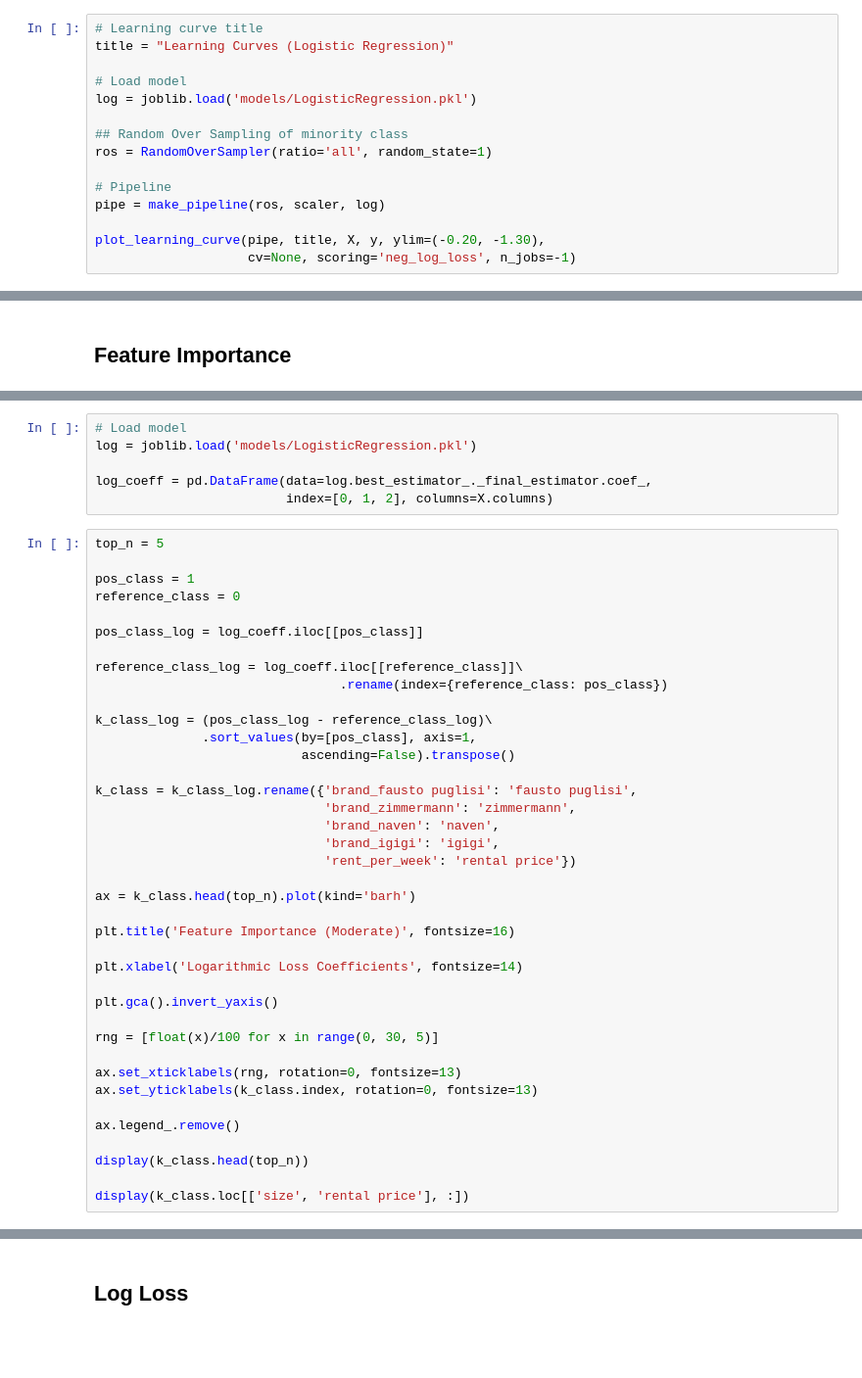
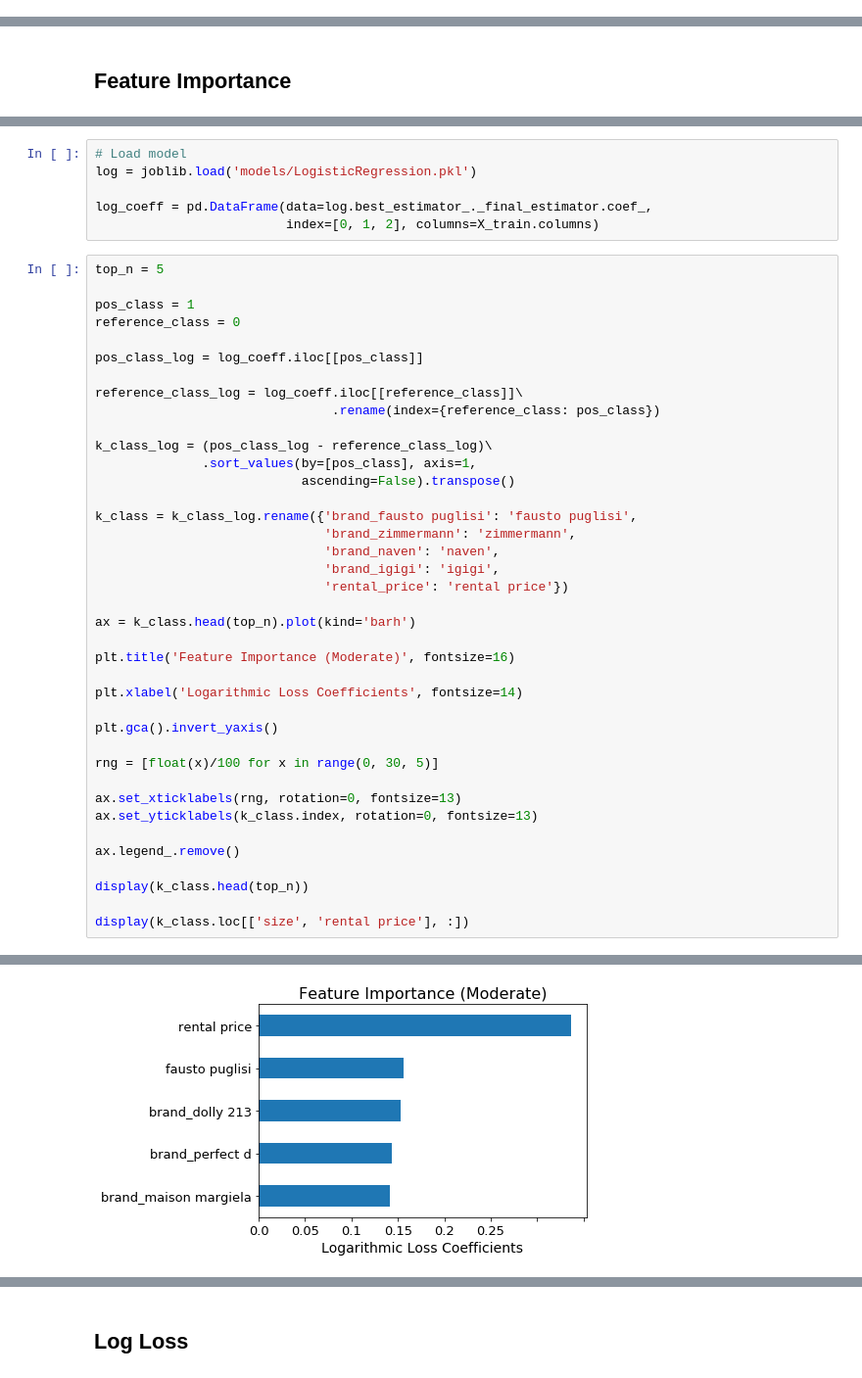
Before and after one commit to ecampana/borrow-my-style, a Jupyter notebook: model-performance.ipynb, the cells around one changed output, grey strips where cells are left out. Shown at 98% size. Cells and saved outputs as stored; diff of their text form; blank space fills up the shorter version.

```diff
--- a/model-performance.ipynb
+++ b/model-performance.ipynb
@@ -617,15 +626,0 @@ plt.legend(['Support Vector Machine',
-# %%
-# Learning curve title
-title = "Learning Curves (Logistic Regression)"
-
-# Load model
-log = joblib.load('models/LogisticRegression.pkl')
-
-## Random Over Sampling of minority class
-ros = RandomOverSampler(ratio='all', random_state=1)
-
-# Pipeline
-pipe = make_pipeline(ros, scaler, log)
-
-plot_learning_curve(pipe, title, X, y, ylim=(-0.20, -1.30),
-                    cv=None, scoring='neg_log_loss', n_jobs=-1)
@@ -636,7 +637,7 @@ plot_learning_curve(pipe, title, X, y, ylim=(-0.20, -1.30),
 log = joblib.load('models/LogisticRegression.pkl')
 
 log_coeff = pd.DataFrame(data=log.best_estimator_._final_estimator.coef_,
-                         index=[0, 1, 2], columns=X.columns)
+                         index=[0, 1, 2], columns=X_train.columns)
 # %%
 top_n = 5
 
@@ -646,7 +647,7 @@ reference_class = 0
 pos_class_log = log_coeff.iloc[[pos_class]]
 
 reference_class_log = log_coeff.iloc[[reference_class]]\
-                                .rename(index={reference_class: pos_class})
+                               .rename(index={reference_class: pos_class})
 
 k_class_log = (pos_class_log - reference_class_log)\
               .sort_values(by=[pos_class], axis=1,
@@ -656,7 +657,7 @@ k_class = k_class_log.rename({'brand_fausto puglisi': 'fausto puglisi',
                               'brand_zimmermann': 'zimmermann',
                               'brand_naven': 'naven',
                               'brand_igigi': 'igigi',
-                              'rent_per_week': 'rental price'})
+                              'rental_price': 'rental price'})
 
 ax = k_class.head(top_n).plot(kind='barh')
 
@@ -676,3 +677,4 @@ ax.legend_.remove()
 display(k_class.head(top_n))
 
 display(k_class.loc[['size', 'rental price'], :])
+# %% [output]
@@ -679,3 +690,4 @@ display(k_class.loc[['size', 'rental price'], :])
+[figure, added]
 # %%
 top_n = 5
 
```
Also changed, not shown: parts of 19 cells of this notebook, 1 other file.
